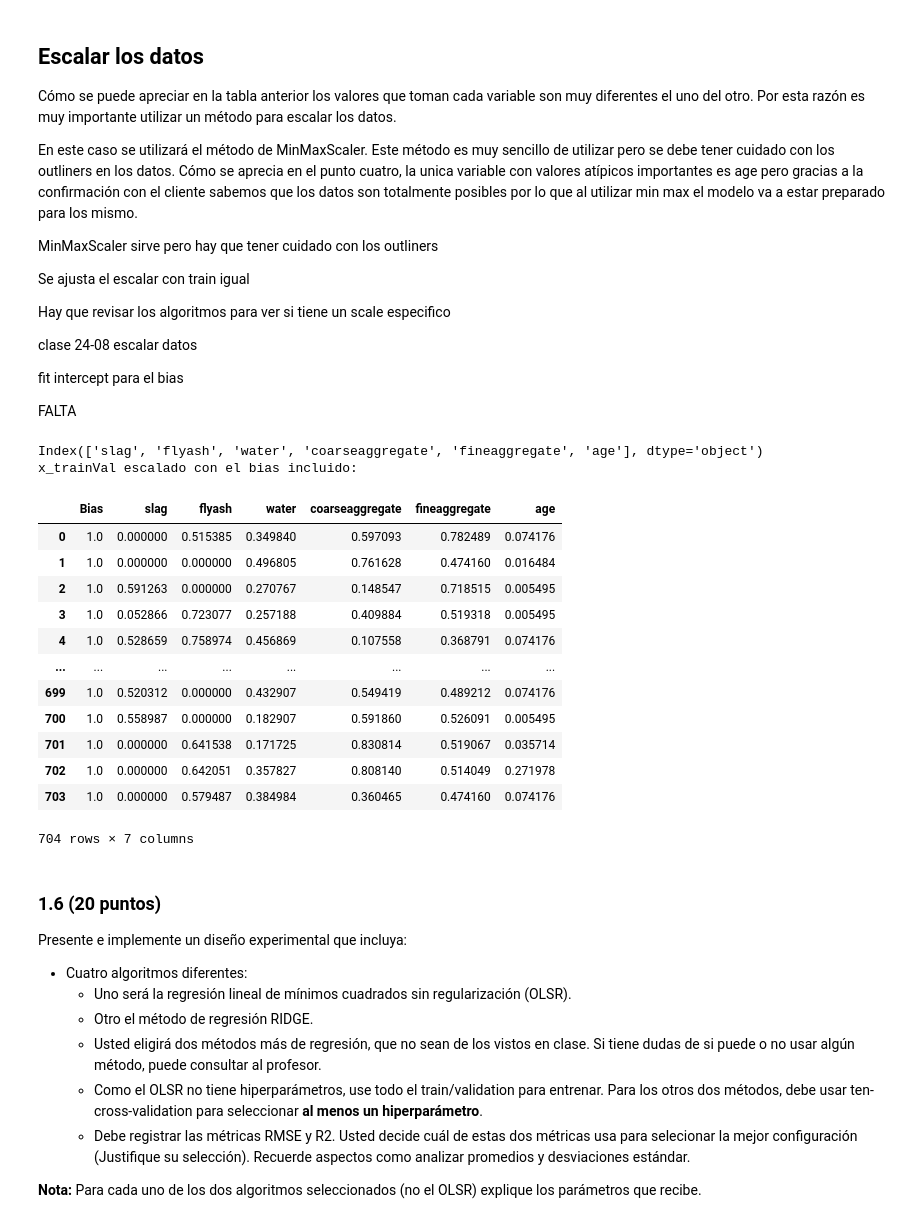
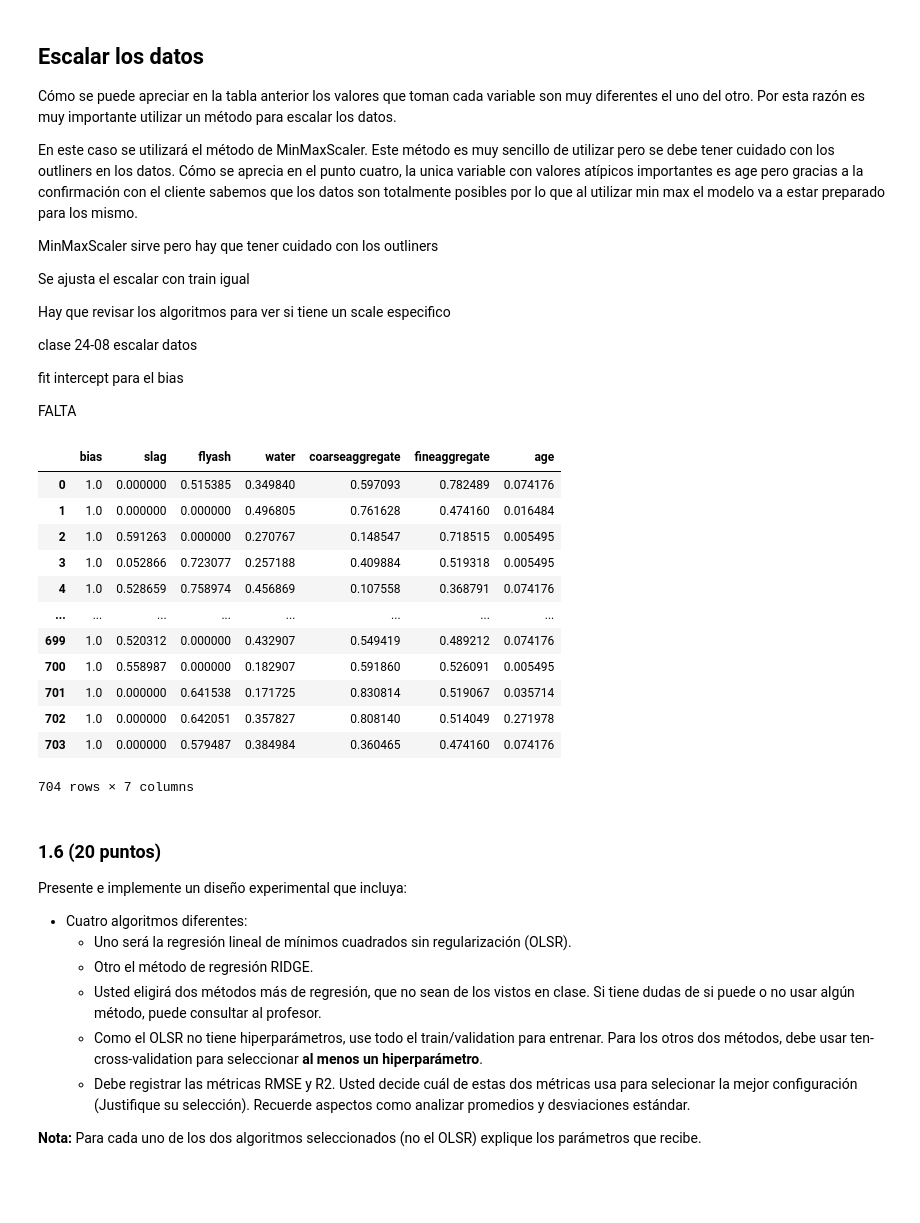
Before and after one commit to GabrielVargasR/University-Artificial-Intelligence, a Jupyter notebook: TC3 - Regression and Feature Engineering/2021-2-Trabajo Practico_03.ipynb, the cells around one changed output. Drawn from its saved outputs; the diff is of its cells as text; code cells hidden in the pictures; blank space fills up the shorter version.

```diff
--- a/TC3 - Regression and Feature Engineering/2021-2-Trabajo Practico_03.ipynb
+++ b/TC3 - Regression and Feature Engineering/2021-2-Trabajo Practico_03.ipynb
@@ -531,44 +531,41 @@ FALTA
 # %%
 from sklearn.preprocessing import MinMaxScaler
 
 # Escalando X con MinMaxScaler
 transformer = MinMaxScaler().fit(X_trainVal_prep)
 X_trainVal_scaled = transformer.transform(X_trainVal_prep)
 
 X_test_scaled = transformer.transform(X_test)
 
 
 # Bias
 # Appending bias
 bias_col = np.ones((len(X_trainVal_scaled),1)) # shape(n,1)
 X_trainVal_scaled = np.append(bias_col, X_trainVal_scaled, axis=1)
 
 
-# Creando el DataFrame para mejor visualización
-columns =  np.append(["Bias"], X_trainVal_prep.columns, axis=0)
-print(X_trainVal_prep.columns)
+# Creando el DataFrame
+columns =  np.append(["bias"], X_trainVal_prep.columns, axis=0)
 X_trainVal_scaled = pd.DataFrame(X_trainVal_scaled, columns= columns)
 
-print("x_trainVal escalado con el bias incluido:")
-#print(X_trainVal_scaled[:3,:]) # ! borrar
+# Se guarda el archivo con los datos procesados
+X_trainVal_scaled.to_csv("Concrete_DataPROCESADO.csv")
 
 X_trainVal_scaled
 # %% [output]
+|  | bias | slag | flyash | water | coarseaggregate | fineaggregate | age |
+| 0 | 1.0 | 0.000000 | 0.515385 | 0.349840 | 0.597093 | 0.782489 | 0.074176 |
+| 1 | 1.0 | 0.000000 | 0.000000 | 0.496805 | 0.761628 | 0.474160 | 0.016484 |
+| 2 | 1.0 | 0.591263 | 0.000000 | 0.270767 | 0.148547 | 0.718515 | 0.005495 |
+| 3 | 1.0 | 0.052866 | 0.723077 | 0.257188 | 0.409884 | 0.519318 | 0.005495 |
+| 4 | 1.0 | 0.528659 | 0.758974 | 0.456869 | 0.107558 | 0.368791 | 0.074176 |
+| ... | ... | ... | ... | ... | ... | ... | ... |
+| 699 | 1.0 | 0.520312 | 0.000000 | 0.432907 | 0.549419 | 0.489212 | 0.074176 |
+| 700 | 1.0 | 0.558987 | 0.000000 | 0.182907 | 0.591860 | 0.526091 | 0.005495 |
+| 701 | 1.0 | 0.000000 | 0.641538 | 0.171725 | 0.830814 | 0.519067 | 0.035714 |
+| 702 | 1.0 | 0.000000 | 0.642051 | 0.357827 | 0.808140 | 0.514049 | 0.271978 |
+| 703 | 1.0 | 0.000000 | 0.579487 | 0.384984 | 0.360465 | 0.474160 | 0.074176 |
-Index(['slag', 'flyash', 'water', 'coarseaggregate', 'fineaggregate', 'age'], dtype='object')
-x_trainVal escalado con el bias incluido:
+704 rows × 7 columns
-|  | Bias | slag | flyash | water | coarseaggregate | fineaggregate | age |
-| 0 | 1.0 | 0.000000 | 0.515385 | 0.349840 | 0.597093 | 0.782489 | 0.074176 |
-| 1 | 1.0 | 0.000000 | 0.000000 | 0.496805 | 0.761628 | 0.474160 | 0.016484 |
-| 2 | 1.0 | 0.591263 | 0.000000 | 0.270767 | 0.148547 | 0.718515 | 0.005495 |
-| 3 | 1.0 | 0.052866 | 0.723077 | 0.257188 | 0.409884 | 0.519318 | 0.005495 |
-| 4 | 1.0 | 0.528659 | 0.758974 | 0.456869 | 0.107558 | 0.368791 | 0.074176 |
-| ... | ... | ... | ... | ... | ... | ... | ... |
-| 699 | 1.0 | 0.520312 | 0.000000 | 0.432907 | 0.549419 | 0.489212 | 0.074176 |
-| 700 | 1.0 | 0.558987 | 0.000000 | 0.182907 | 0.591860 | 0.526091 | 0.005495 |
-| 701 | 1.0 | 0.000000 | 0.641538 | 0.171725 | 0.830814 | 0.519067 | 0.035714 |
-| 702 | 1.0 | 0.000000 | 0.642051 | 0.357827 | 0.808140 | 0.514049 | 0.271978 |
-| 703 | 1.0 | 0.000000 | 0.579487 | 0.384984 | 0.360465 | 0.474160 | 0.074176 |
-704 rows × 7 columns
 # %% [markdown]
 ### 1.6 (20 puntos)
 Presente e implemente un diseño experimental que incluya:
```
Also changed, not shown: parts of 2 cells of this notebook, 1 other file.
